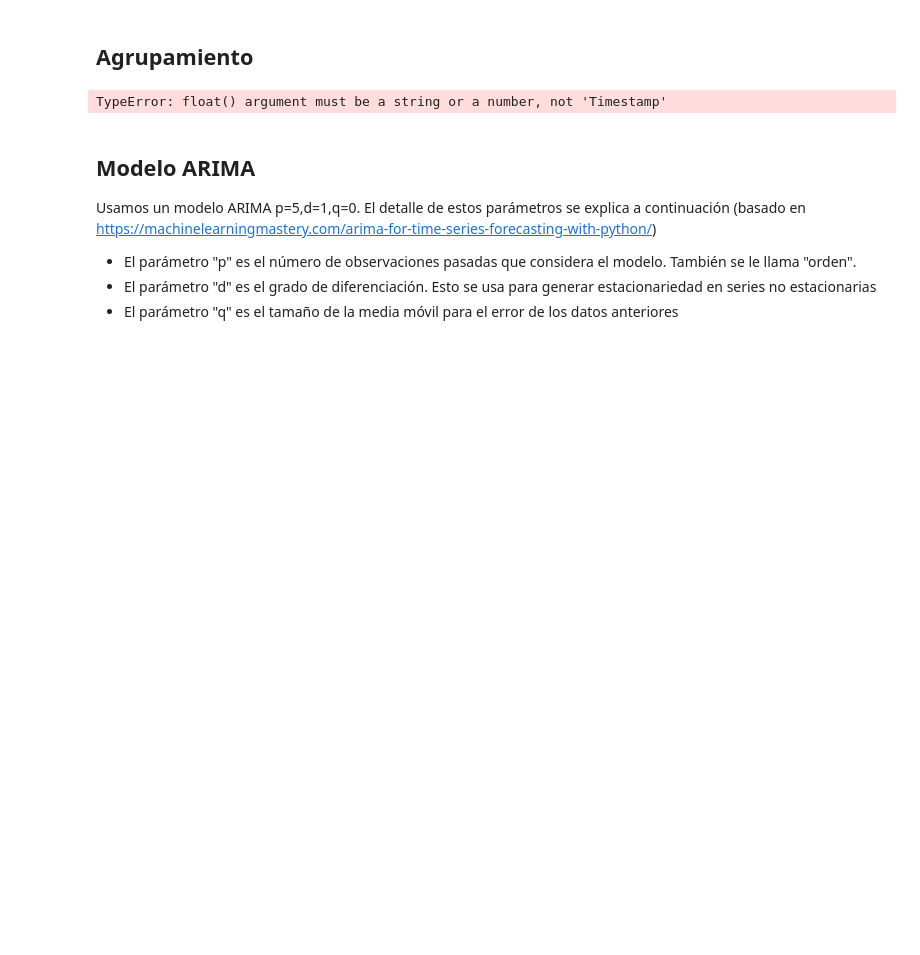
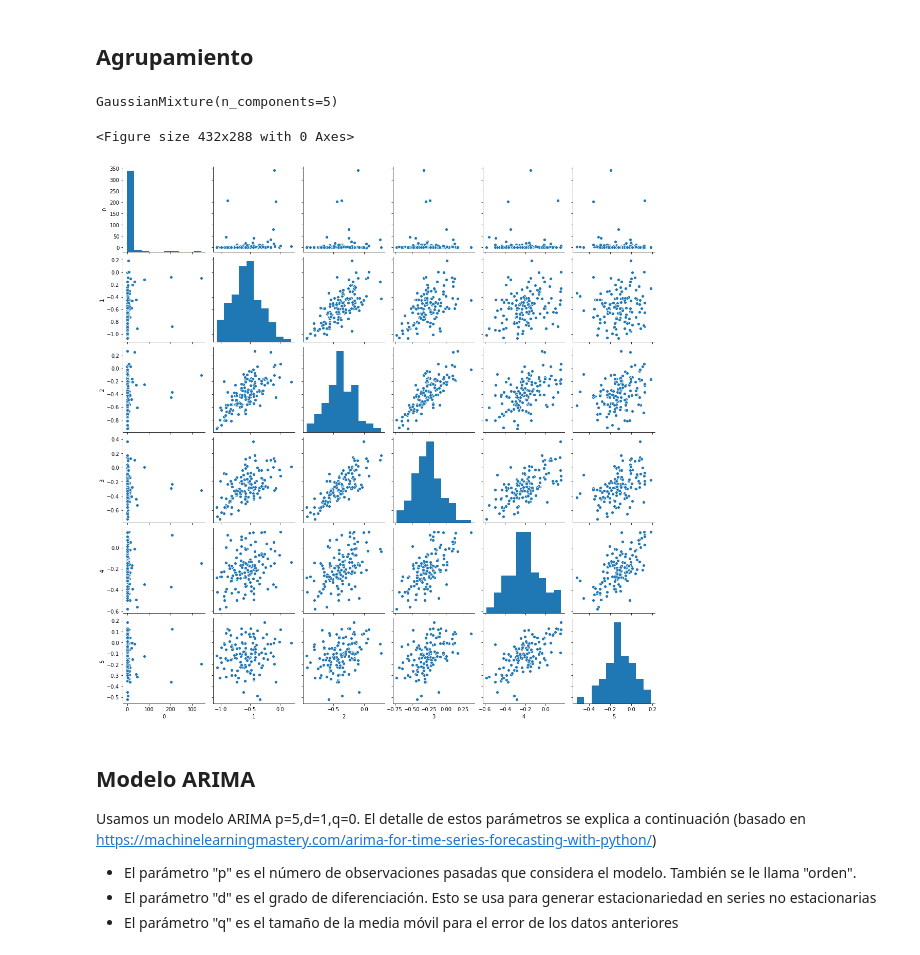
Before and after one commit to joseespinadote/proyecto_intro_mineria, a Jupyter notebook: hito_3_consolidado.ipynb, the cells around one changed output. Saved outputs shown, nothing was run; the diff lists cells and outputs as text; code cells hidden in the pictures; blank space fills up the shorter version.

Commit message:
Clustering running

```diff
--- a/hito_3_consolidado.ipynb
+++ b/hito_3_consolidado.ipynb
@@ -336,14 +336,22 @@ poly_reg.get_feature_names()
 ## Agrupamiento
 # %%
 from src.clustering import TSNEVisualizer, ClusteringTunning
+# %%
+# ONLY FOR DEBUGGING
+filepath = './arima_coefs.csv'
+data = pd.read_csv(filepath)
+data = data.drop('Unnamed: 0', axis=1).T
 # %%
-data =
+#data =
 visualizer = TSNEVisualizer()
 clustering = ClusteringTunning(visualizer).fit(data)
 prediction = clustering.predict(data)
 clustering.scatter()
+clustering.estimator_
 # %% [output]
-TypeError: float() argument must be a string or a number, not 'Timestamp'
+GaussianMixture(n_components=5)
+<Figure size 432x288 with 0 Axes>
+[figure, added]
 # %% [markdown]
 ## Modelo ARIMA
 Usamos un modelo ARIMA p=5,d=1,q=0. El detalle de estos parámetros se explica a continuación (basado en https://machinelearningmastery.com/arima-for-time-series-forecasting-with-python/)
```
